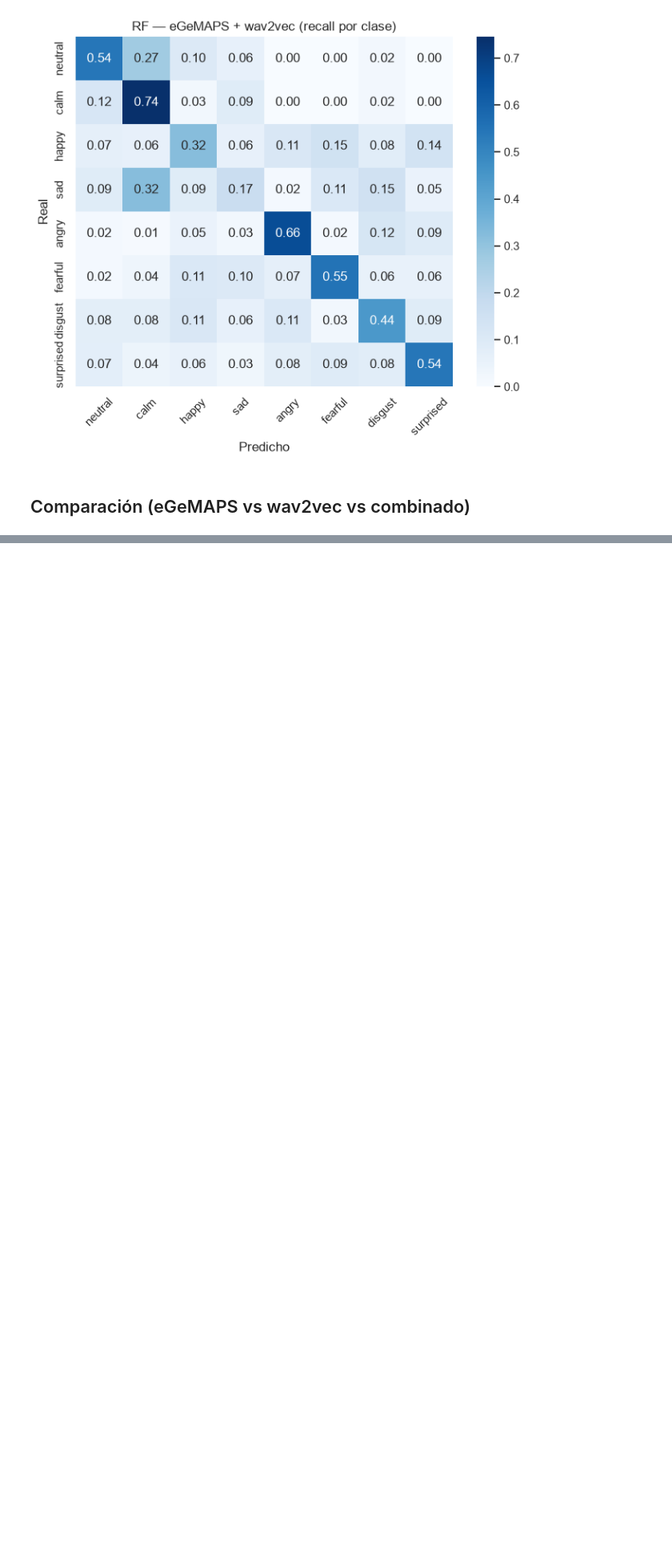
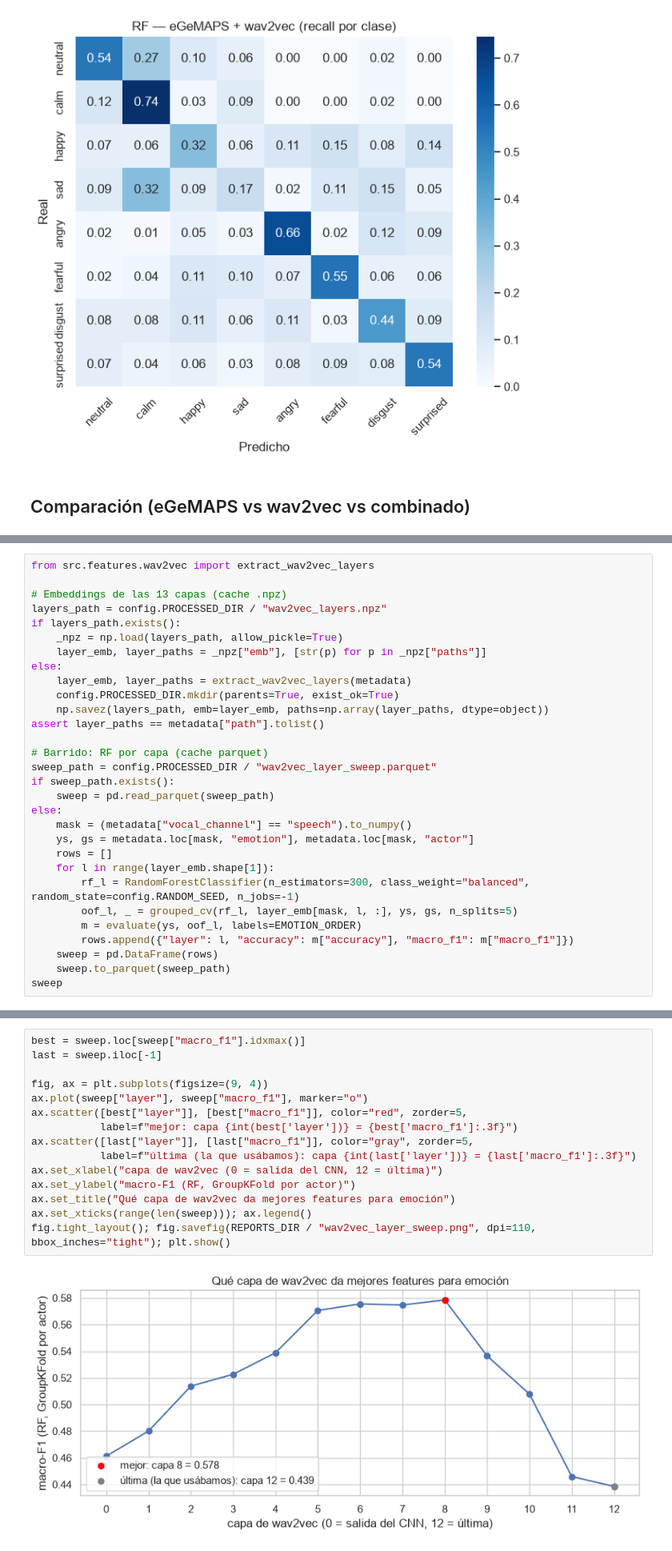
Before and after one commit to BautyGarcia/Gobbie, a Jupyter notebook: notebooks/main.ipynb, the cells around one changed output, grey strips where cells are left out. Shown at 80% size. Cells and saved outputs as stored; diff of their text form; blank space fills up the shorter version.

Commit message:
feat: added layer check on wav2vec

```diff
--- a/notebooks/main.ipynb
+++ b/notebooks/main.ipynb
@@ -252,0 +259,30 @@ surprised    0.580    0.422      0.549
+# %%
+from src.features.wav2vec import extract_wav2vec_layers
+
+# Embeddings de las 13 capas (cache .npz)
+layers_path = config.PROCESSED_DIR / "wav2vec_layers.npz"
+if layers_path.exists():
+    _npz = np.load(layers_path, allow_pickle=True)
+    layer_emb, layer_paths = _npz["emb"], [str(p) for p in _npz["paths"]]
+else:
+    layer_emb, layer_paths = extract_wav2vec_layers(metadata)
+    config.PROCESSED_DIR.mkdir(parents=True, exist_ok=True)
+    np.savez(layers_path, emb=layer_emb, paths=np.array(layer_paths, dtype=object))
+assert layer_paths == metadata["path"].tolist()
+
+# Barrido: RF por capa (cache parquet)
+sweep_path = config.PROCESSED_DIR / "wav2vec_layer_sweep.parquet"
+if sweep_path.exists():
+    sweep = pd.read_parquet(sweep_path)
+else:
+    mask = (metadata["vocal_channel"] == "speech").to_numpy()
+    ys, gs = metadata.loc[mask, "emotion"], metadata.loc[mask, "actor"]
+    rows = []
+    for l in range(layer_emb.shape[1]):
+        rf_l = RandomForestClassifier(n_estimators=300, class_weight="balanced", random_state=config.RANDOM_SEED, n_jobs=-1)
+        oof_l, _ = grouped_cv(rf_l, layer_emb[mask, l, :], ys, gs, n_splits=5)
+        m = evaluate(ys, oof_l, labels=EMOTION_ORDER)
+        rows.append({"layer": l, "accuracy": m["accuracy"], "macro_f1": m["macro_f1"]})
+    sweep = pd.DataFrame(rows)
+    sweep.to_parquet(sweep_path)
+sweep
@@ -252,0 +306,17 @@ surprised    0.580    0.422      0.549
+# %%
+best = sweep.loc[sweep["macro_f1"].idxmax()]
+last = sweep.iloc[-1]
+
+fig, ax = plt.subplots(figsize=(9, 4))
+ax.plot(sweep["layer"], sweep["macro_f1"], marker="o")
+ax.scatter([best["layer"]], [best["macro_f1"]], color="red", zorder=5,
+           label=f"mejor: capa {int(best['layer'])} = {best['macro_f1']:.3f}")
+ax.scatter([last["layer"]], [last["macro_f1"]], color="gray", zorder=5,
+           label=f"última (la que usábamos): capa {int(last['layer'])} = {last['macro_f1']:.3f}")
+ax.set_xlabel("capa de wav2vec (0 = salida del CNN, 12 = última)")
+ax.set_ylabel("macro-F1 (RF, GroupKFold por actor)")
+ax.set_title("Qué capa de wav2vec da mejores features para emoción")
+ax.set_xticks(range(len(sweep))); ax.legend()
+fig.tight_layout(); fig.savefig(REPORTS_DIR / "wav2vec_layer_sweep.png", dpi=110, bbox_inches="tight"); plt.show()
+# %% [output]
+[figure, added]
```
Also changed, not shown: parts of 5 cells of this notebook, 2 other files.
